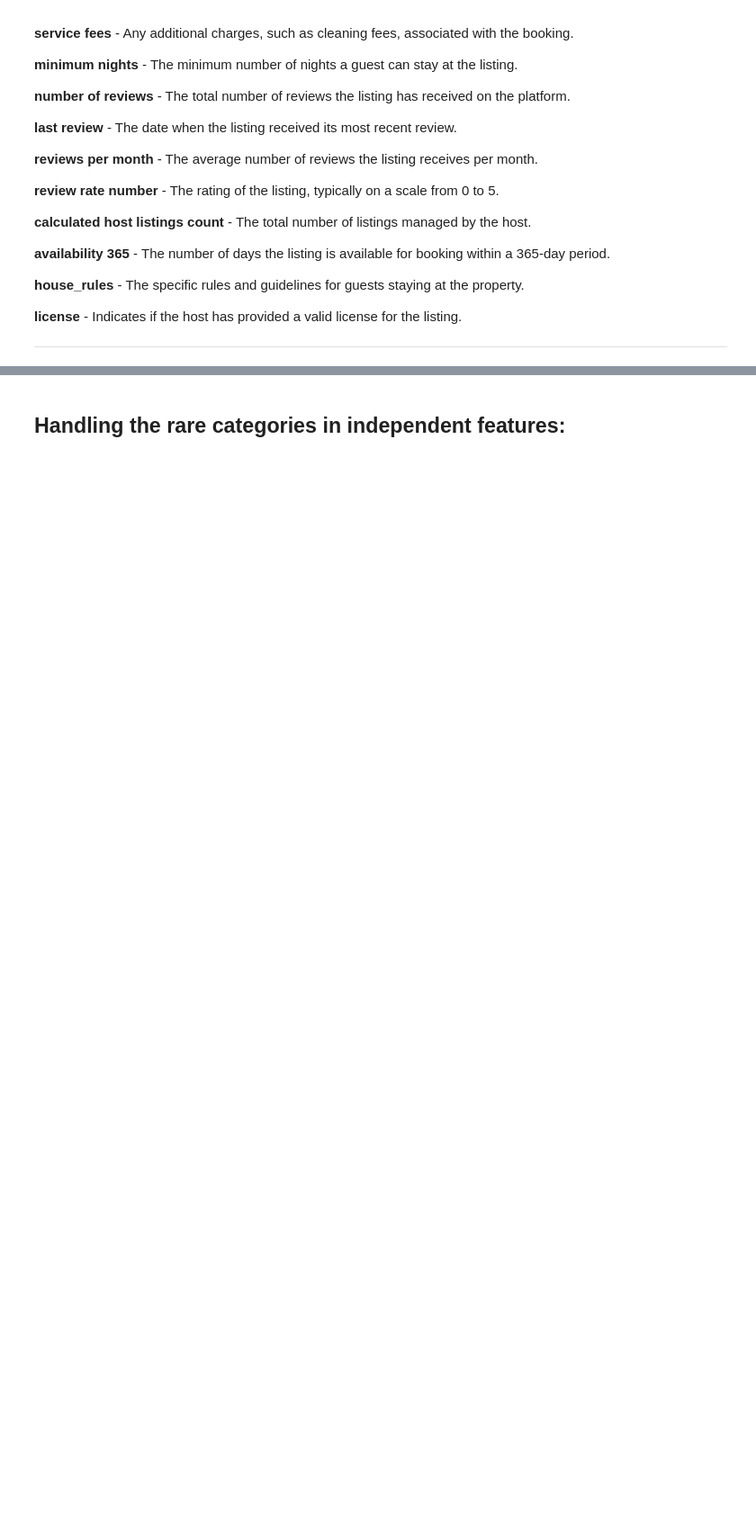
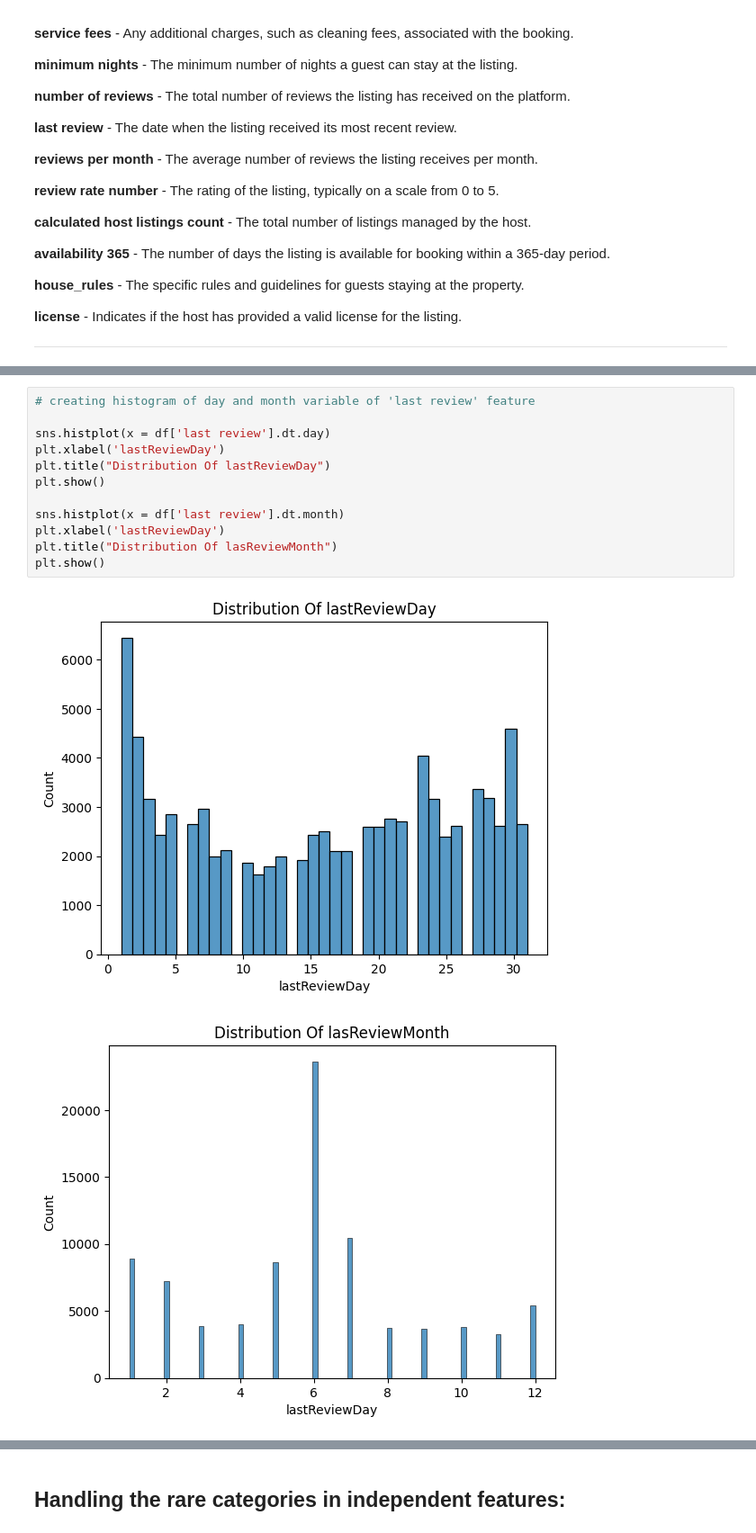
Before and after one commit to tajwinder-singh/airbnb---EDA, a Jupyter notebook: airbnb_eda.ipynb, the cells around one changed output, grey strips where cells are left out. Shown at 90% size. Drawn from its saved outputs; the diff is of its cells as text; blank space fills up the shorter version.

```diff
--- a/airbnb_eda.ipynb
+++ b/airbnb_eda.ipynb
@@ -692,0 +195,15 @@ dtype: int64
+# %%
+# creating histogram of day and month variable of 'last review' feature
+
+sns.histplot(x = df['last review'].dt.day)
+plt.xlabel('lastReviewDay')
+plt.title("Distribution Of lastReviewDay")
+plt.show()
+
+sns.histplot(x = df['last review'].dt.month)
+plt.xlabel('lastReviewDay')
+plt.title("Distribution Of lasReviewMonth")
+plt.show()
+# %% [output]
+[figure, added]
+[figure, added]
```
Also changed, not shown: parts of 110 cells of this notebook, 1 other file.
